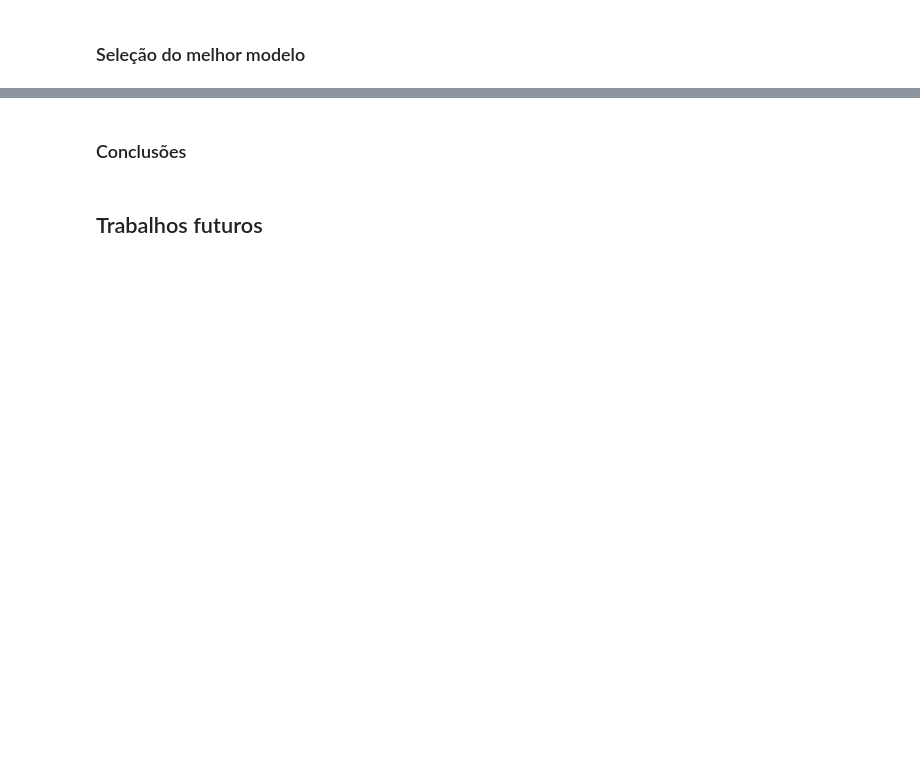
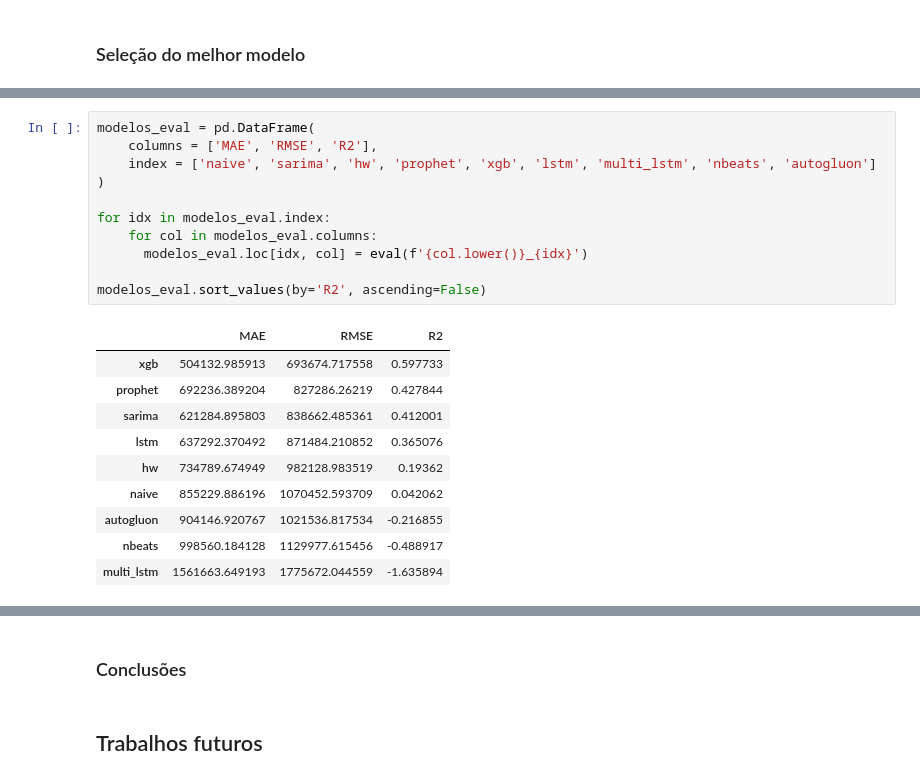
Before and after one commit to ffserro/MVP, a Jupyter notebook: mvp.ipynb, the cells around one changed output, grey strips where cells are left out. Drawn from its saved outputs; the diff is of its cells as text; blank space fills up the shorter version.

```diff
--- a/mvp.ipynb
+++ b/mvp.ipynb
@@ -1571,0 +1550,22 @@ fig.show()
+# %%
+modelos_eval = pd.DataFrame(
+    columns = ['MAE', 'RMSE', 'R2'],
+    index = ['naive', 'sarima', 'hw', 'prophet', 'xgb', 'lstm', 'multi_lstm', 'nbeats', 'autogluon']
+)
+
+for idx in modelos_eval.index:
+    for col in modelos_eval.columns:
+      modelos_eval.loc[idx, col] = eval(f'{col.lower()}_{idx}')
+
+modelos_eval.sort_values(by='R2', ascending=False)
+# %% [output]
+|  | MAE | RMSE | R2 |
+| xgb | 504132.985913 | 693674.717558 | 0.597733 |
+| prophet | 692236.389204 | 827286.26219 | 0.427844 |
+| sarima | 621284.895803 | 838662.485361 | 0.412001 |
+| lstm | 637292.370492 | 871484.210852 | 0.365076 |
+| hw | 734789.674949 | 982128.983519 | 0.19362 |
+| naive | 855229.886196 | 1070452.593709 | 0.042062 |
+| autogluon | 904146.920767 | 1021536.817534 | -0.216855 |
+| nbeats | 998560.184128 | 1129977.615456 | -0.488917 |
+| multi_lstm | 1561663.649193 | 1775672.044559 | -1.635894 |
```
Also changed, not shown: parts of 28 cells of this notebook.
